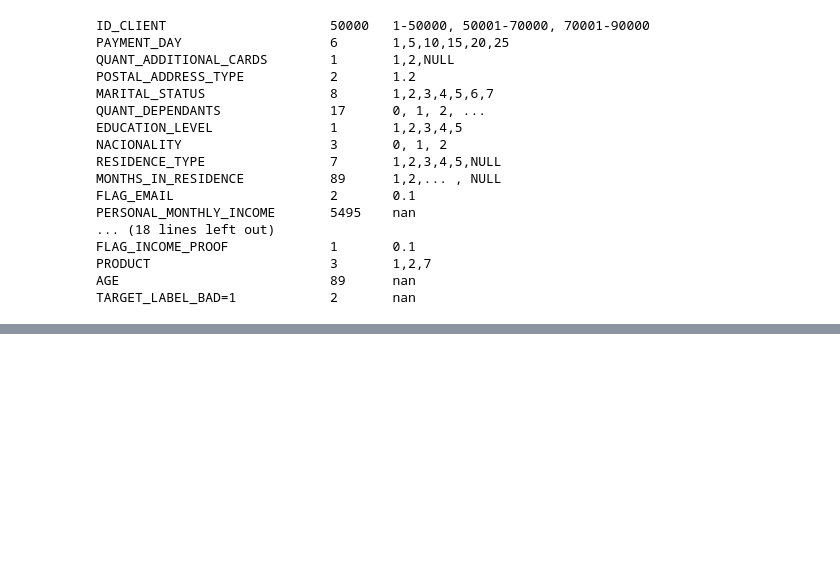
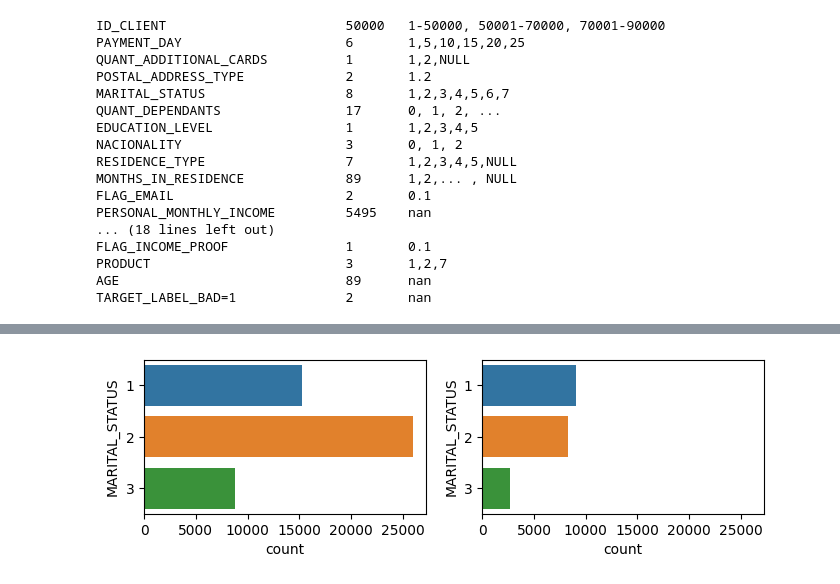
Before and after one commit to tutecode/credit-risk-analysis, a Jupyter notebook: notebook_principal.ipynb, the cells around one changed output, grey strips where cells are left out. Saved outputs shown, nothing was run; the diff lists cells and outputs as text; code cells hidden in the pictures; blank space fills up the shorter version.

```diff
--- a/notebook_principal.ipynb
+++ b/notebook_principal.ipynb
@@ -410,0 +483,22 @@ TARGET_LABEL_BAD=1            2       nan
+# %%
+#'MARITAL_STATUS' tiene números del 0 al 7,
+#la mayoría están concentrados en (1=15286, 2=25967),
+#los otros números podemos codificarlo como indeterminado
+#para no eliminar esta columnas.
+# regards to this standard https://international.ipums.org/international-action/variables/MARST#codes_section
+# 0	NIU (not in universe)
+# 1	Single/never married *
+# 2	Married/in union *
+# 3	Separated/divorced/spouse absent
+# 4	Widowed
+curr_col_name = "MARITAL_STATUS"
+# {single:1, married: 2, rest:3}
+app_train_cop[~app_train_cop[curr_col_name].between(1,2)] = 3
+app_test_cop[~app_test_cop[curr_col_name].between(1,2)] = 3
+
+fig, axes = plt.subplots(1, 2, sharex=True, figsize=(8,2))
+sns.countplot(ax=axes[0],data=app_train_cop, y=curr_col_name)
+sns.countplot(ax=axes[1],data=app_test_cop, y=curr_col_name)
+plt.show()
+# %% [output]
+[figure, added]
```
Also changed, not shown: parts of 15 cells of this notebook.
